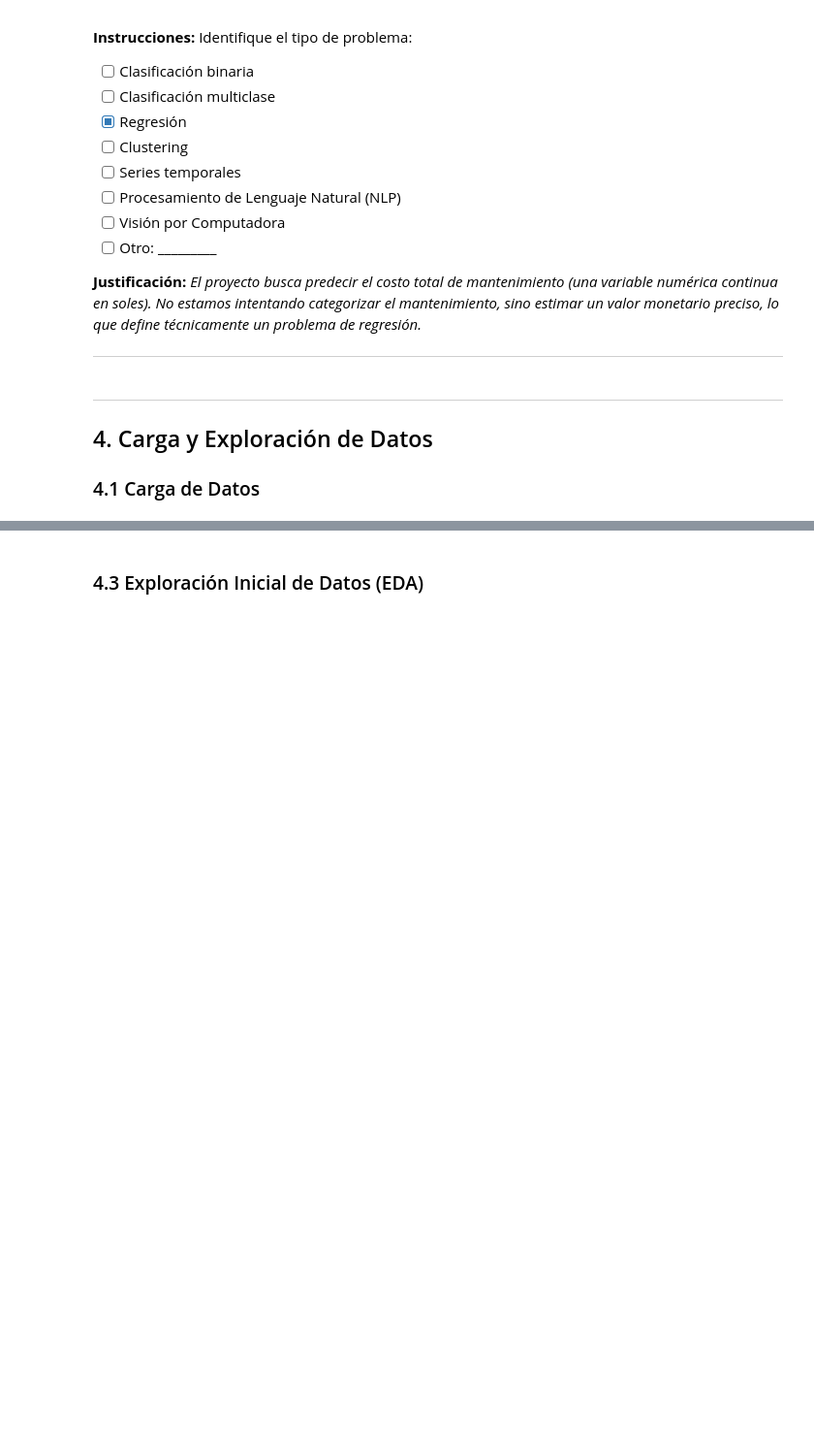
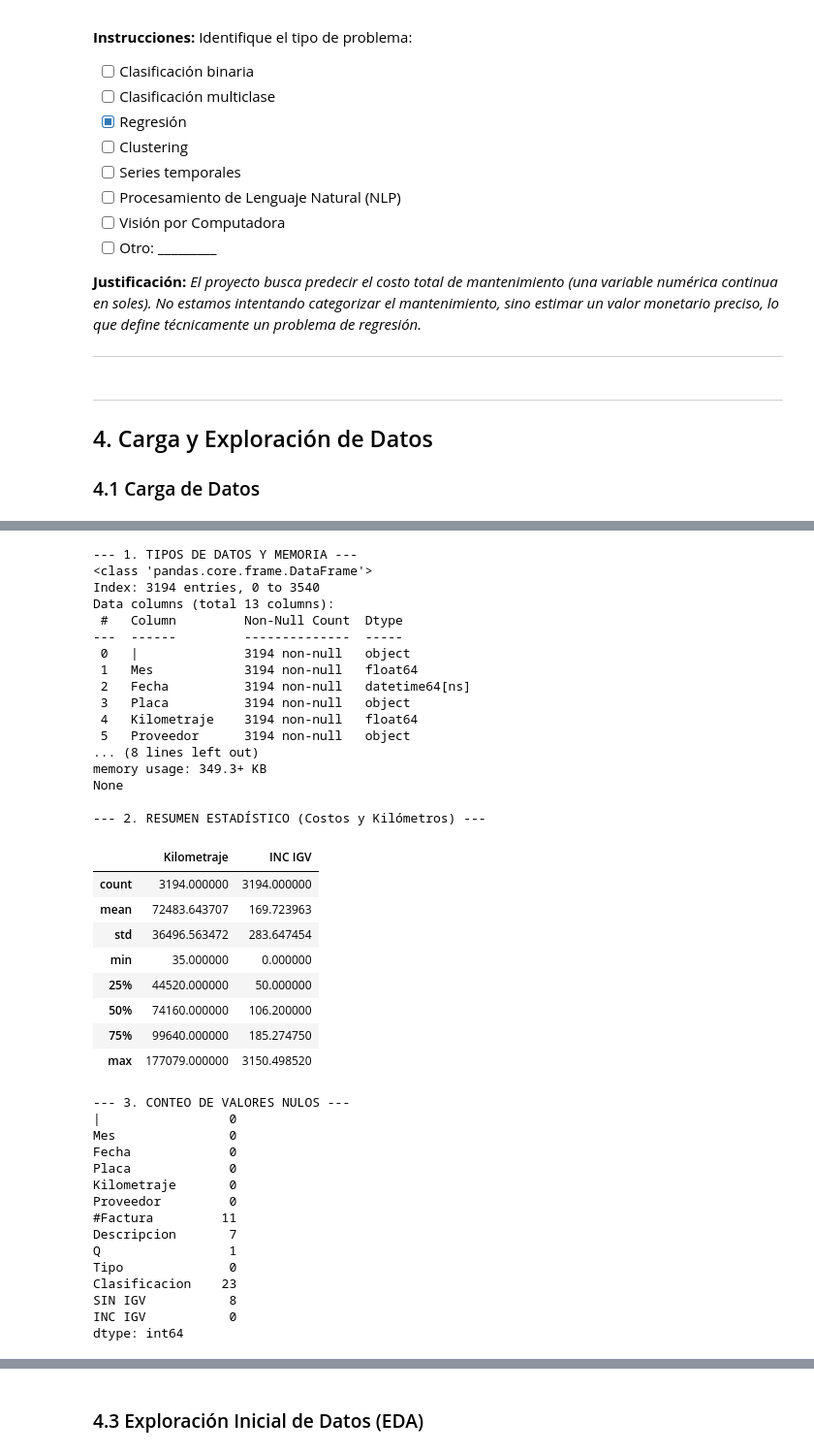
Before and after one commit to f0996039-web/DL-Final-Nunez-Javier, a Jupyter notebook: final_project.ipynb, the cells around one changed output, grey strips where cells are left out. Shown at 97% size. Drawn from its saved outputs; the diff is of its cells as text; code cells hidden in the pictures; blank space fills up the shorter version.

```diff
--- a/final_project.ipynb
+++ b/final_project.ipynb
@@ -281,7 +281,9 @@ Desarrollar un modelo de Deep Learning que prediga el costo total (INC IGV) de u
 # =====================================================
 
 # Opción 1: Cargar desde Google Drive
-# df = pd.read_csv(BASE_PATH + 'datos.csv')
+nombre_archivo = 'Trabajos Realizados 2023 -2025 ORIGINAL.xlsx'
+nombre_hoja = '2023'
+df = pd.read_excel(BASE_PATH + nombre_archivo, sheet_name=nombre_hoja)
 
 # Opción 2: Cargar desde URL
 # df = pd.read_csv('https://url-de-sus-datos.com/datos.csv')
@@ -303,5 +305,14 @@ Desarrollar un modelo de Deep Learning que prediga el costo total (INC IGV) de u
 
 # df = pd.read_csv('...')  # Descomente y complete
 
+# Limpieza rápida
+df.columns = df.columns.str.strip()
+df['INC IGV'] = pd.to_numeric(df['INC IGV'], errors='coerce')
+df['Kilometraje'] = pd.to_numeric(df['Kilometraje'], errors='coerce')
+df = df.dropna(subset=['INC IGV', 'Kilometraje'])
+
+# Quita las filas vacías
+df = df.dropna(subset=['INC IGV', 'Kilometraje'])
+
 print(f"✅ Dataset cargado exitosamente")
 print(f"   Dimensiones: {df.shape[0]:,} filas × {df.shape[1]} columnas")
@@ -325,0 +322,55 @@ print(f"   Dimensiones: {df.shape[0]:,} filas × {df.shape[1]} columnas")
+# %%
+# =====================================================
+# VISUALIZACIÓN DE ESTRUCTURA
+# =====================================================
+
+print("--- 1. TIPOS DE DATOS Y MEMORIA ---")
+print(df.info())
+
+print("\n--- 2. RESUMEN ESTADÍSTICO (Costos y Kilómetros) ---")
+display(df[['Kilometraje', 'INC IGV']].describe())
+
+print("\n--- 3. CONTEO DE VALORES NULOS ---")
+print(df.isnull().sum())
+# %% [output]
+--- 1. TIPOS DE DATOS Y MEMORIA ---
+<class 'pandas.core.frame.DataFrame'>
+Index: 3194 entries, 0 to 3540
+Data columns (total 13 columns):
+ #   Column         Non-Null Count  Dtype
+---  ------         --------------  -----
+ 0   |              3194 non-null   object
+ 1   Mes            3194 non-null   float64
+ 2   Fecha          3194 non-null   datetime64[ns]
+ 3   Placa          3194 non-null   object
+ 4   Kilometraje    3194 non-null   float64
+ 5   Proveedor      3194 non-null   object
+... (8 lines left out)
+memory usage: 349.3+ KB
+None
+
+--- 2. RESUMEN ESTADÍSTICO (Costos y Kilómetros) ---
+|  | Kilometraje | INC IGV |
+| count | 3194.000000 | 3194.000000 |
+| mean | 72483.643707 | 169.723963 |
+| std | 36496.563472 | 283.647454 |
+| min | 35.000000 | 0.000000 |
+| 25% | 44520.000000 | 50.000000 |
+| 50% | 74160.000000 | 106.200000 |
+| 75% | 99640.000000 | 185.274750 |
+| max | 177079.000000 | 3150.498520 |
+--- 3. CONTEO DE VALORES NULOS ---
+|                 0
+Mes               0
+Fecha             0
+Placa             0
+Kilometraje       0
+Proveedor         0
+#Factura         11
+Descripcion       7
+Q                 1
+Tipo              0
+Clasificacion    23
+SIN IGV           8
+INC IGV           0
+dtype: int64
```
Also changed, not shown: parts of 4 cells of this notebook.
